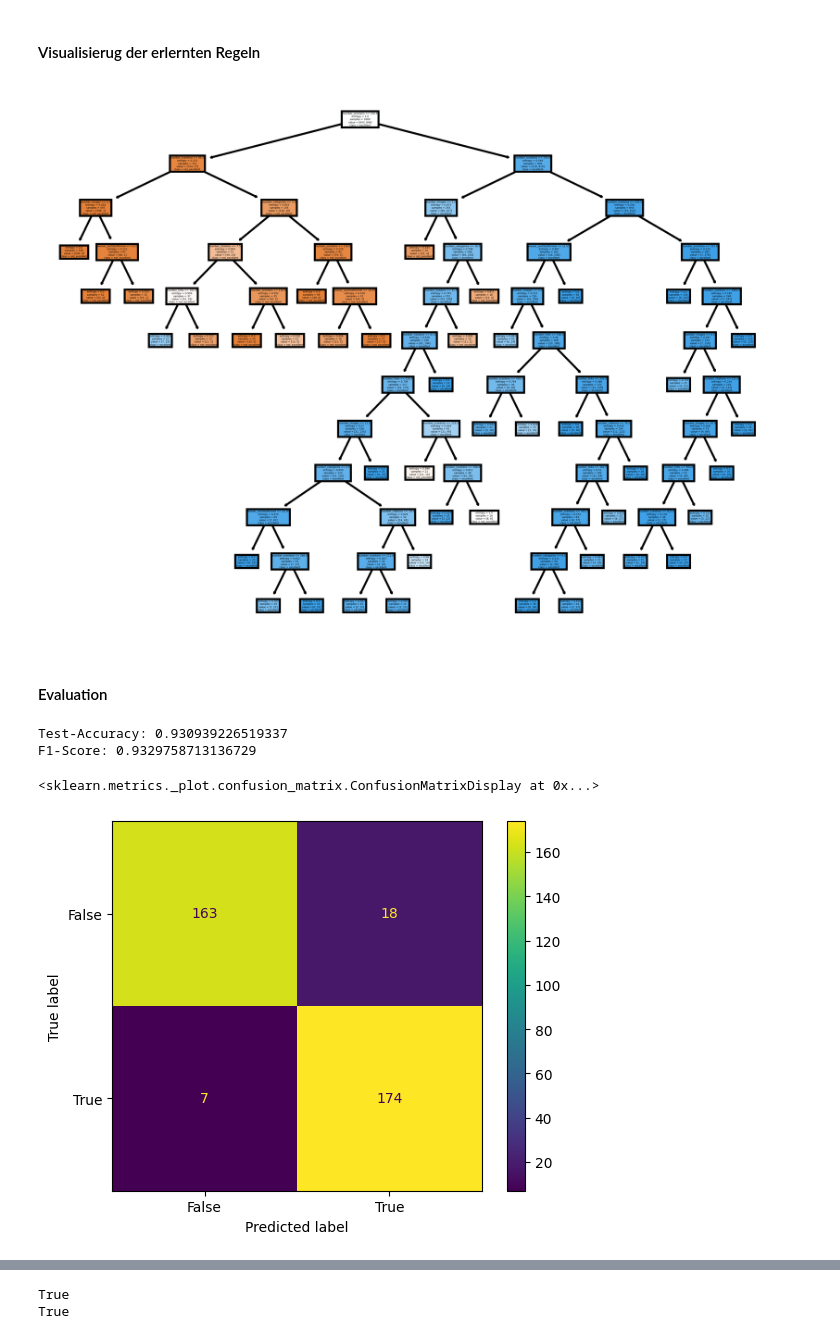
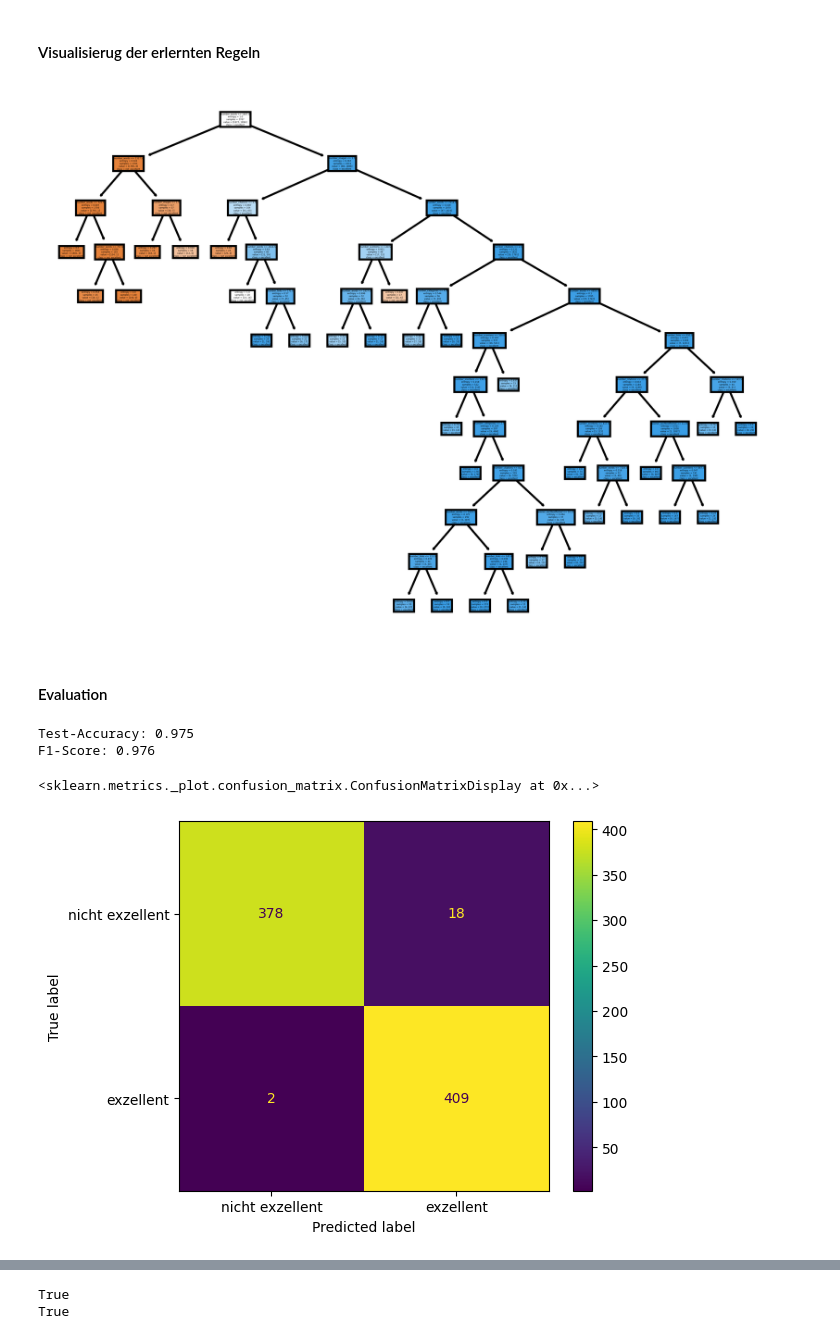
Before and after one commit to sobu02/Forschungsseminar, a Jupyter notebook: classification.ipynb, the cells around one changed output, grey strips where cells are left out. Cells and saved outputs as stored; diff of their text form; code cells hidden in the pictures.

```diff
--- a/classification.ipynb
+++ b/classification.ipynb
@@ -64,7 +64,7 @@ Dies erfolgte auf der Grundlage von Wikipedia angegebenen besonderheiten von exz
 Durchführen eines Undersamplings, sodass die selbe Anzahl Daten für exzellente und nicht exzellente Artikel in dem Datenset enthalten sind. Anschließend wird ein Split durchgeführt, in ein Trainings-, Test- und Validationdatensatz. Der Spilt ist (70/15/15).
 # %%
 original_meta_data = pd.read_csv(CSV_FILE, header=0, index_col=0)
-X = original_meta_data.drop(['is_excellent','number_words'], axis=1)
+X = original_meta_data.drop(['is_excellent'], axis=1)
 Y = original_meta_data['is_excellent']
 
 rus = RandomUnderSampler(random_state=42)
@@ -157,31 +157,31 @@ tree.plot_tree(decision_tree,
            filled = True)
 fig.savefig("./explanation/tree_viz.png")
 # %% [output]
-[figure, old version]
+[figure, new version]
 # %% [markdown]
 #### Evaluation
 # %%
 
 y_pred = best_model.predict(X_test)
 
 # calculate accuracy
 accuracy = metrics.accuracy_score(Y_test, y_pred)
-print('Test-Accuracy: %s' % accuracy)
+print('Test-Accuracy: %.3f' % accuracy)
 
 # calculate f1 score
 f1 = metrics.f1_score(Y_test, y_pred, labels=best_model.classes_, average='binary', sample_weight=None)
-print('F1-Score: %s' % f1)
+print('F1-Score: %.3f' % f1)
 
 # generate confusion matrix
-cm = metrics.confusion_matrix(Y_test, y_pred, labels=best_model.classes_)
+cm = metrics.confusion_matrix(Y_test, y_pred, labels=[False, True])
 disp = metrics.ConfusionMatrixDisplay(confusion_matrix=cm,
-                                  display_labels=best_model.classes_)
+                                  display_labels=['nicht exzellent', 'exzellent'])
 disp.plot()
 # %% [output]
-Test-Accuracy: 0.930939226519337
-F1-Score: 0.9329758713136729
+Test-Accuracy: 0.975
+F1-Score: 0.976
 <sklearn.metrics._plot.confusion_matrix.ConfusionMatrixDisplay at 0x...>
-[figure, old version]
+[figure, new version]
 # %% [markdown]
 ## Deep Learning Lösung
 ### BERT Classifier
```
Also changed, not shown: parts of 33 cells of this notebook.
